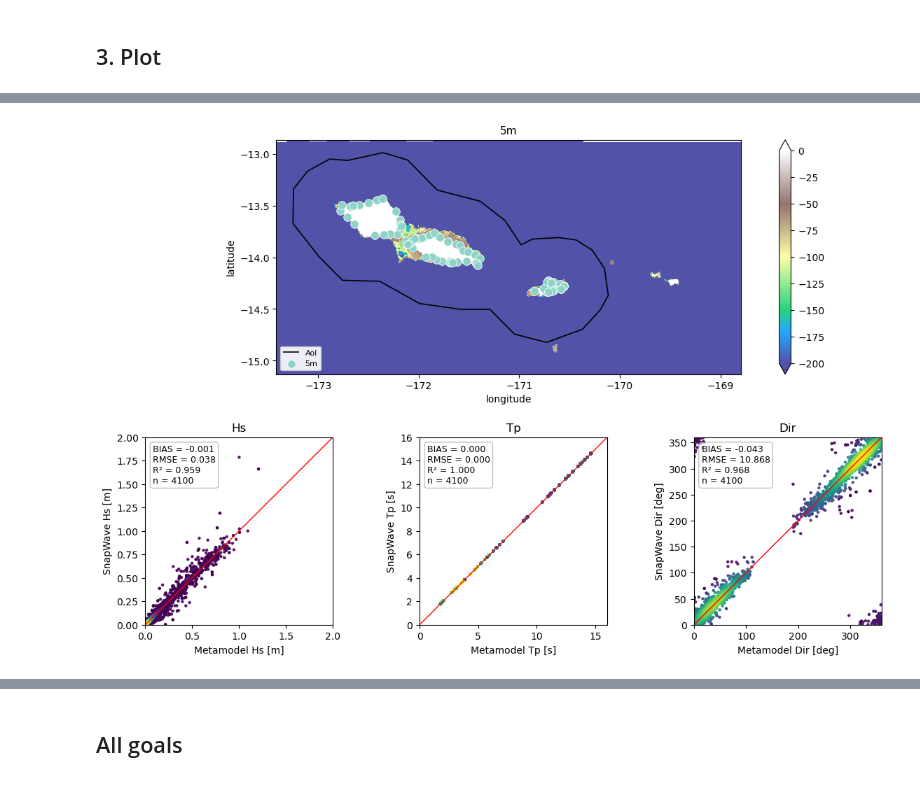
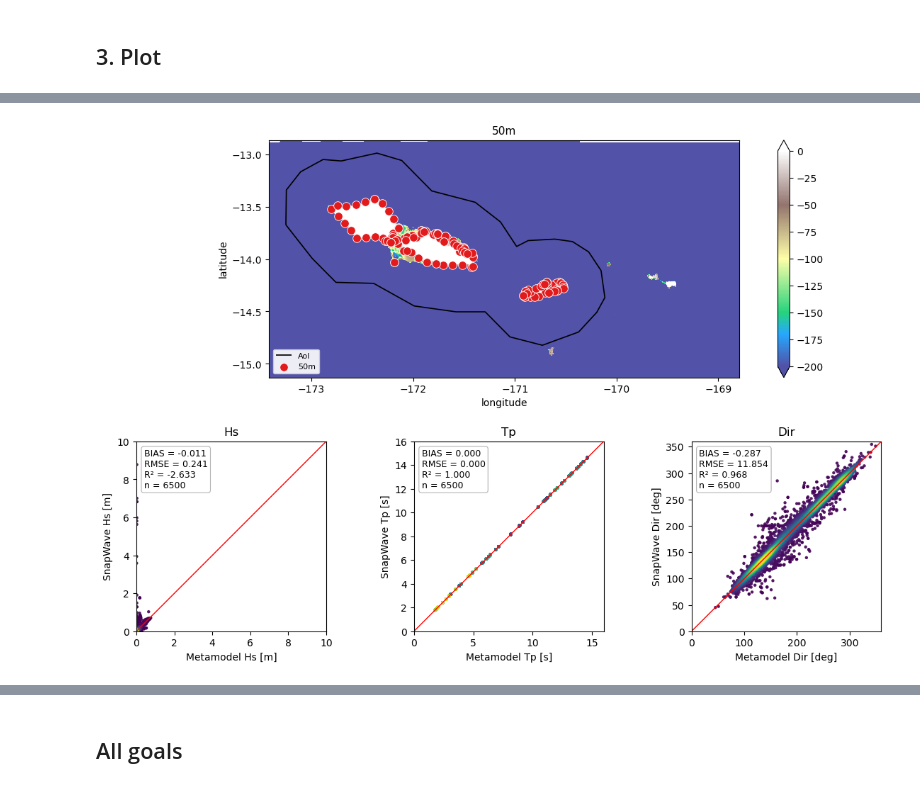
Before and after one commit to GeoOcean/HyGloW, a Jupyter notebook: Samoa/06_Validate_Metamodel.ipynb, the cells around one changed output, grey strips where cells are left out. Saved outputs shown, nothing was run; the diff lists cells and outputs as text; code cells hidden in the pictures.

```diff
--- a/Samoa/06_Validate_Metamodel.ipynb
+++ b/Samoa/06_Validate_Metamodel.ipynb
@@ -99,7 +99,7 @@ plt.show()
 ## 3. Plot
 # %%
 n = 450  # MDA size to plot
-result = val.validate(goal, n)
+result = val.validate("9", n)
 
 # Available groups: isobath depths, mesh labels, buoy ids
 [g[0] for g in val.metric_groups(result.estimate)]
@@ -115,10 +115,10 @@ result = val.validate(goal, n)
  'buoy_American_Samoa_Buoy',
  'buoy_Aunuu_Buoy']
 # %%
-result.plot("5m")
+result.plot("50m")
 plt.show()
 # %% [output]
-[figure, old version]
+[figure, new version]
 # %%
 # Map only, or scatters only
 # result.plot_map("10m")
```
Also changed, not shown: parts of 4 cells of this notebook, 9 other files.
